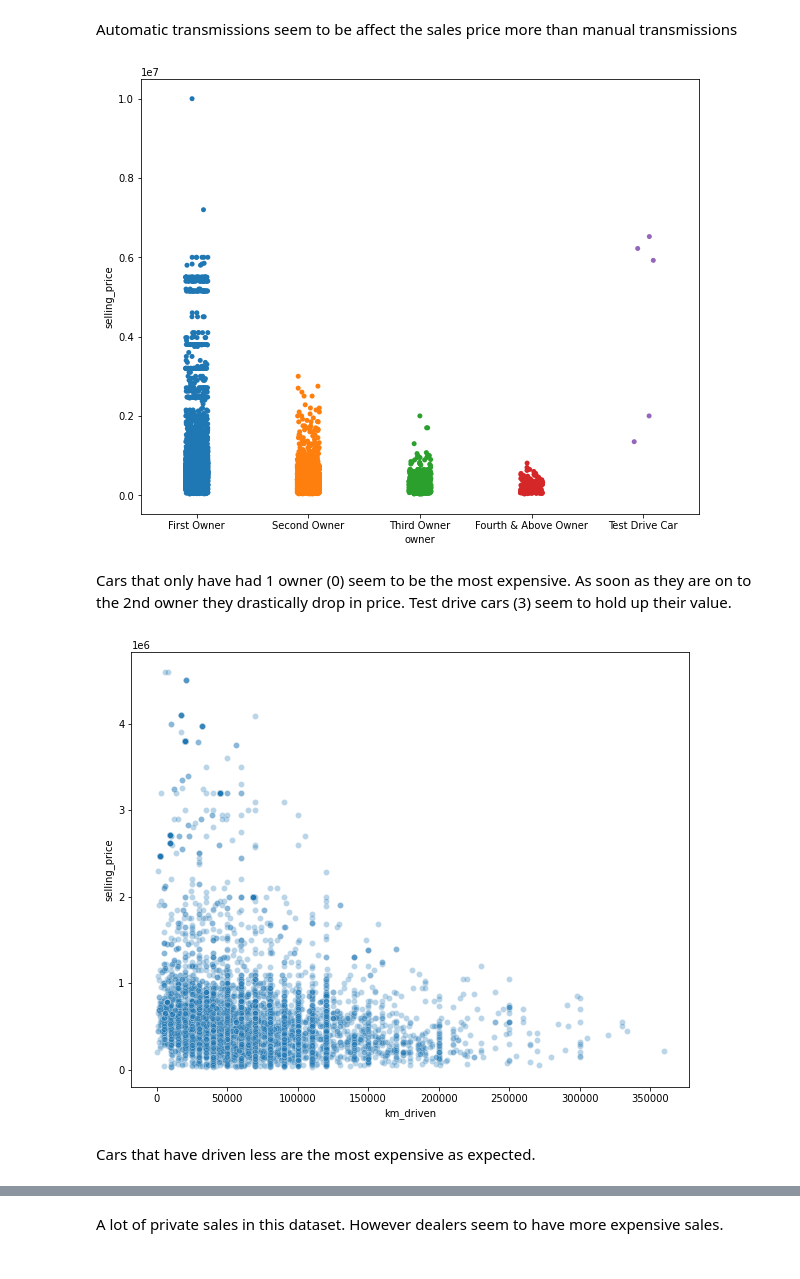
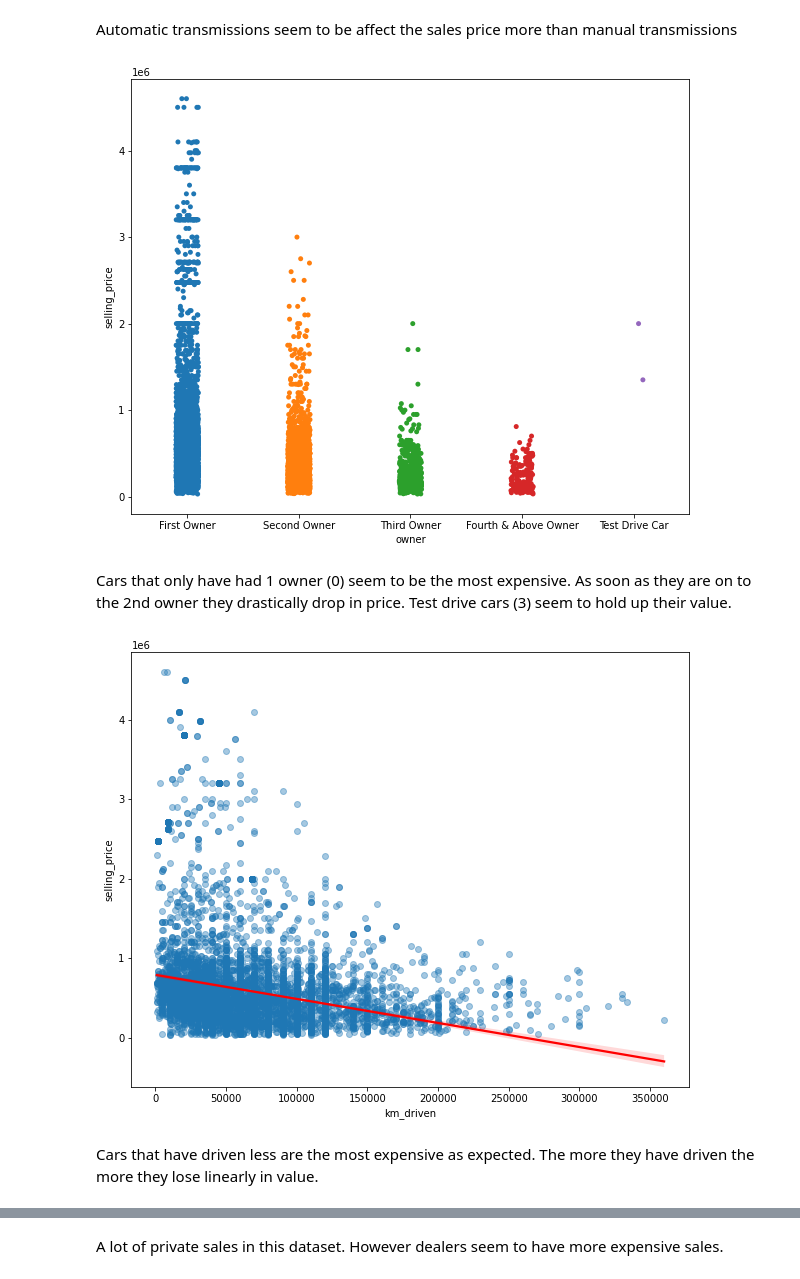
Before and after one commit to mnbuhl/used-car-price, a Jupyter notebook: data_visualization.ipynb, the cells around one changed output, grey strips where cells are left out. Saved outputs shown, nothing was run; the diff lists cells and outputs as text; code cells hidden in the pictures.

Commit message:
Visualization of features in relation to selling_price

```diff
--- a/data_visualization.ipynb
+++ b/data_visualization.ipynb
@@ -100,19 +100,19 @@ plt.show()
 Automatic transmissions seem to be affect the sales price more than manual transmissions
 # %%
 plt.figure(figsize=(10, 8))
-sns.stripplot(y="selling_price", x="owner", data=dataset_unaltered)
+sns.stripplot(y="selling_price", x="owner", data=dataset)
 plt.show()
 # %% [output]
-[figure, old version]
+[figure, new version]
 # %% [markdown]
 Cars that only have had 1 owner (0) seem to be the most expensive. As soon as they are on to the 2nd owner they drastically drop in price. Test drive cars (3) seem to hold up their value.
 # %%
 plt.figure(figsize=(10, 8))
-sns.scatterplot(x="km_driven", y="selling_price", data=dataset, alpha=0.3)
+sns.regplot(x="km_driven", y="selling_price", data=dataset, scatter_kws={"alpha" : 0.4}, line_kws={"color" : "red"})
 plt.show()
 # %% [output]
-[figure, old version]
+[figure, new version]
 # %% [markdown]
-Cars that have driven less are the most expensive as expected.
+Cars that have driven less are the most expensive as expected. The more they have driven the more they lose linearly in value.
 # %%
 plt.figure(figsize=(10, 8))
```
Also changed, not shown: parts of 17 cells of this notebook, 4 other files.
